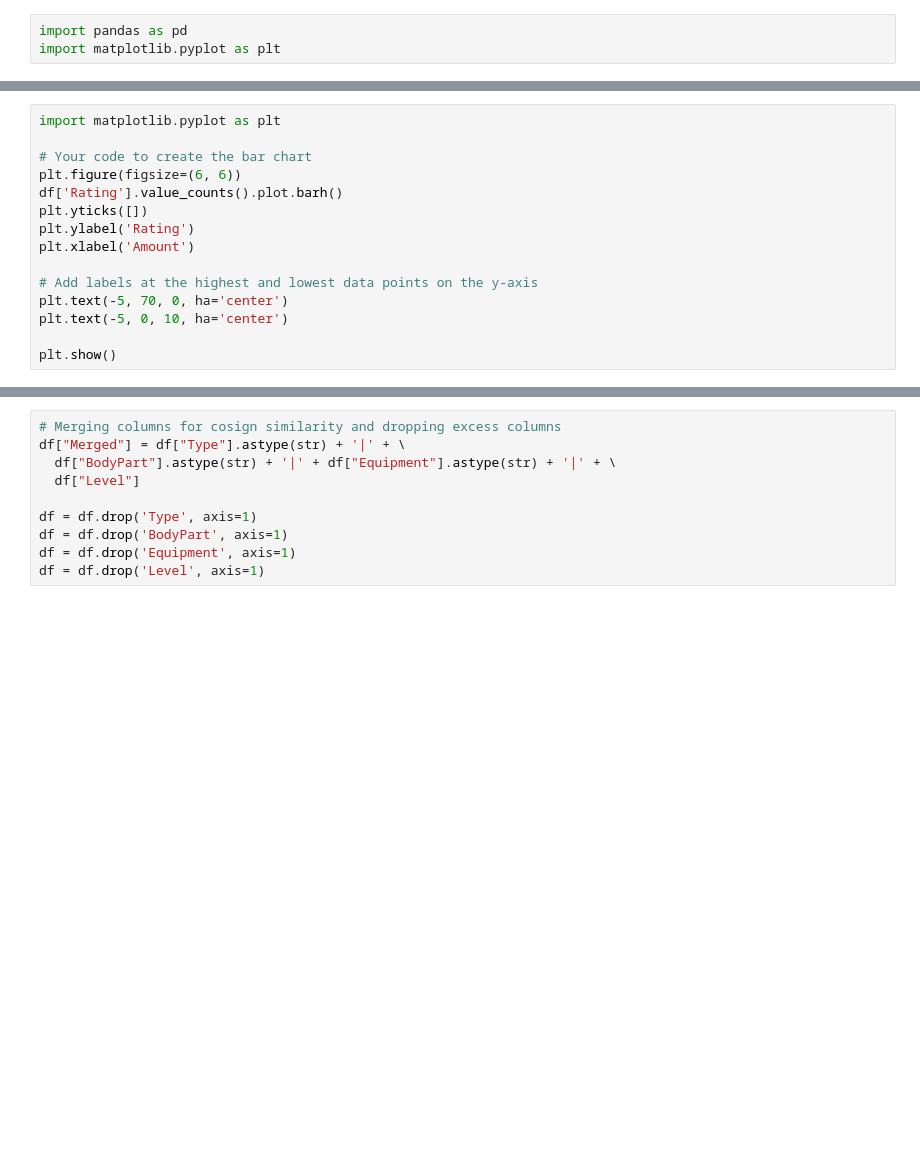
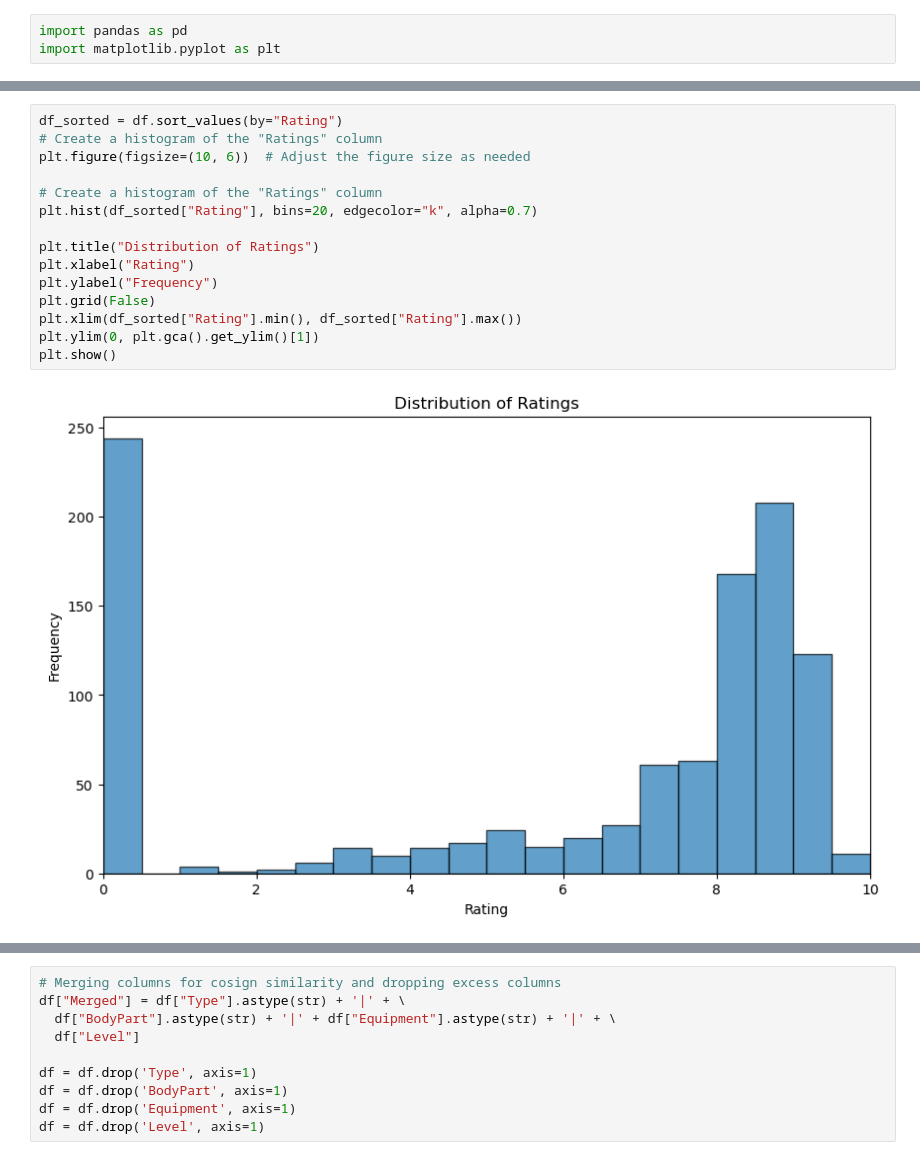
Before and after one commit to tordbm/Exercise-Recommender-System, a Jupyter notebook: recsys.ipynb, the cells around one changed output, grey strips where cells are left out. Cells and saved outputs as stored; diff of their text form; blank space fills up the shorter version.

Commit message:
Fixed graphs

```diff
--- a/recsys.ipynb
+++ b/recsys.ipynb
@@ -37,18 +107,20 @@ print(df[df["Title"] == "Bench press"])
 # %%
-import matplotlib.pyplot as plt
+df_sorted = df.sort_values(by="Rating")
+# Create a histogram of the "Ratings" column
+plt.figure(figsize=(10, 6))  # Adjust the figure size as needed
 
-# Your code to create the bar chart
-plt.figure(figsize=(6, 6))
-df['Rating'].value_counts().plot.barh()
-plt.yticks([])
-plt.ylabel('Rating')
-plt.xlabel('Amount')
+# Create a histogram of the "Ratings" column
+plt.hist(df_sorted["Rating"], bins=20, edgecolor="k", alpha=0.7)
 
-# Add labels at the highest and lowest data points on the y-axis
-plt.text(-5, 70, 0, ha='center')
-plt.text(-5, 0, 10, ha='center')
-
+plt.title("Distribution of Ratings")
+plt.xlabel("Rating")
+plt.ylabel("Frequency")
+plt.grid(False)
+plt.xlim(df_sorted["Rating"].min(), df_sorted["Rating"].max())
+plt.ylim(0, plt.gca().get_ylim()[1])
 plt.show()
+# %% [output]
+[figure, added]
 # %%
 from sklearn.model_selection import train_test_split
 from sklearn.neighbors import KNeighborsClassifier
```
Also changed, not shown: parts of 20 cells of this notebook.
